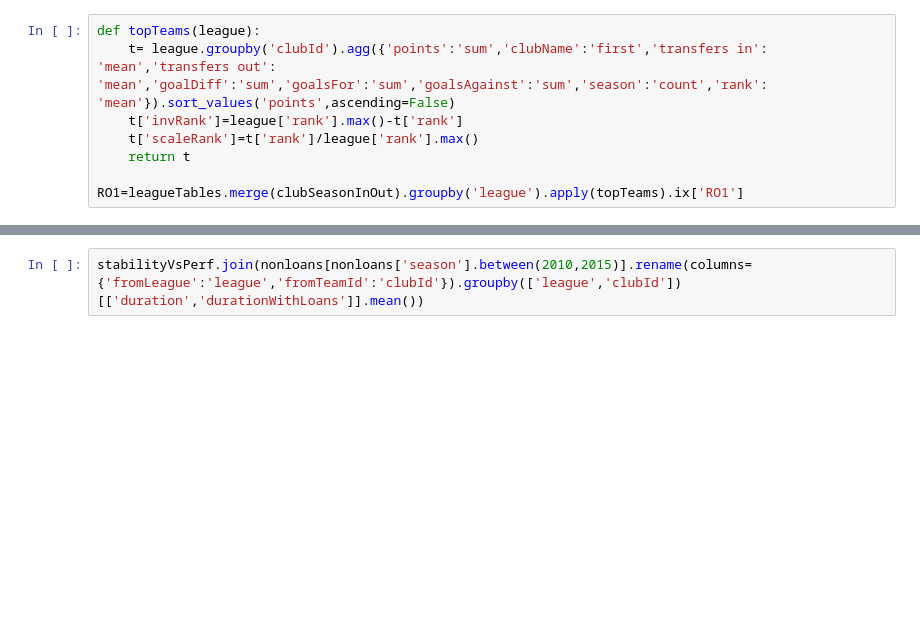
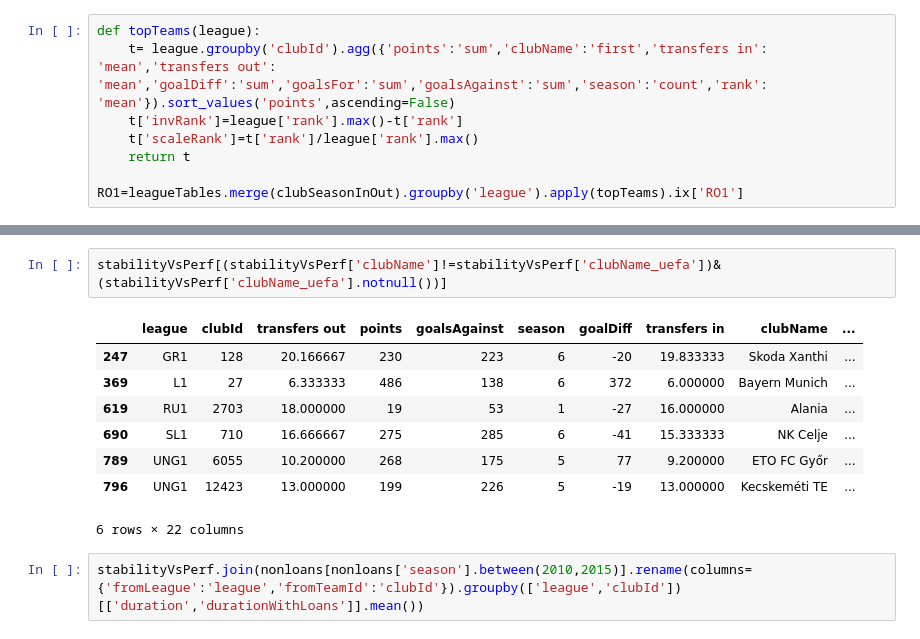
Before and after one commit to kebuhcah/soccer-history, a Jupyter notebook: notebooks/stability_performance.ipynb, the cells around one changed output, grey strips where cells are left out. Drawn from its saved outputs; the diff is of its cells as text; blank space fills up the shorter version.

```diff
--- a/notebooks/stability_performance.ipynb
+++ b/notebooks/stability_performance.ipynb
@@ -51,3 +71,14 @@ Name: duration, dtype: float64
+# %%
+stabilityVsPerf[(stabilityVsPerf['clubName']!=stabilityVsPerf['clubName_uefa'])&(stabilityVsPerf['clubName_uefa'].notnull())]
+# %% [output]
+|  | league | clubId | transfers out | points | goalsAgainst | season | goalDiff | transfers in | clubName | ... |
+| 247 | GR1 | 128 | 20.166667 | 230 | 223 | 6 | -20 | 19.833333 | Skoda Xanthi | ... |
+| 369 | L1 | 27 | 6.333333 | 486 | 138 | 6 | 372 | 6.000000 | Bayern Munich | ... |
+| 619 | RU1 | 2703 | 18.000000 | 19 | 53 | 1 | -27 | 16.000000 | Alania | ... |
+| 690 | SL1 | 710 | 16.666667 | 275 | 285 | 6 | -41 | 15.333333 | NK Celje | ... |
+| 789 | UNG1 | 6055 | 10.200000 | 268 | 175 | 5 | 77 | 9.200000 | ETO FC Győr | ... |
+| 796 | UNG1 | 12423 | 13.000000 | 199 | 226 | 5 | -19 | 13.000000 | Kecskeméti TE | ... |
+6 rows × 22 columns
 # %%
 stabilityVsPerf.join(nonloans[nonloans['season'].between(2010,2015)].rename(columns={'fromLeague':'league','fromTeamId':'clubId'}).groupby(['league','clubId'])[['duration','durationWithLoans']].mean())
 # %% [output]
```
Also changed, not shown: parts of 8 cells of this notebook, 2 other files.
